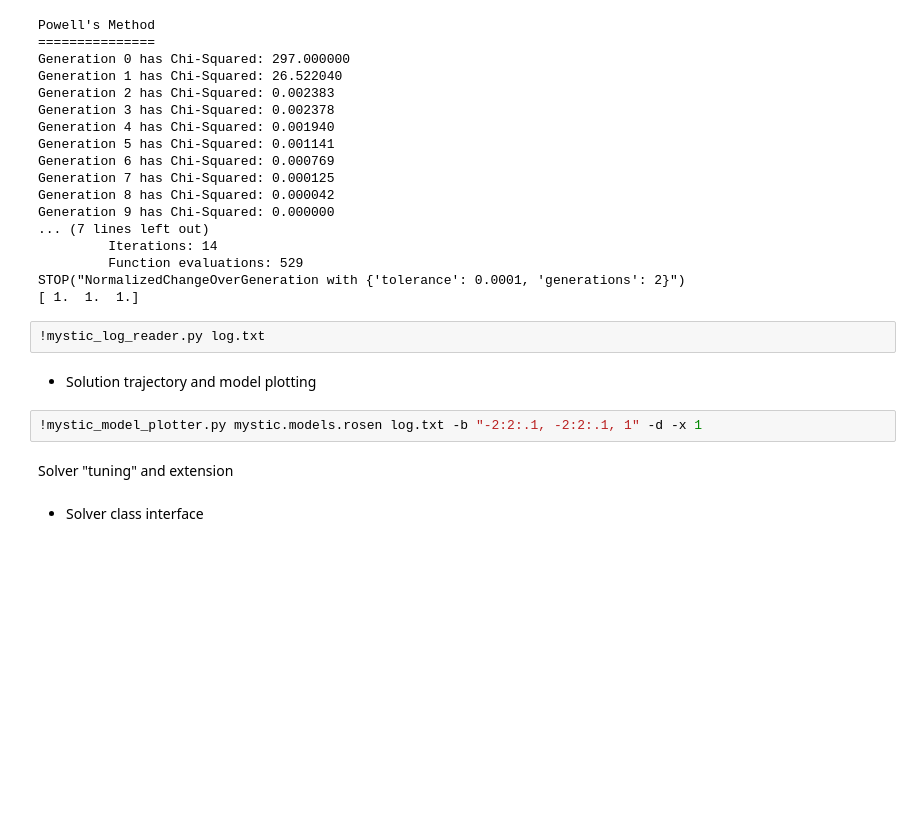
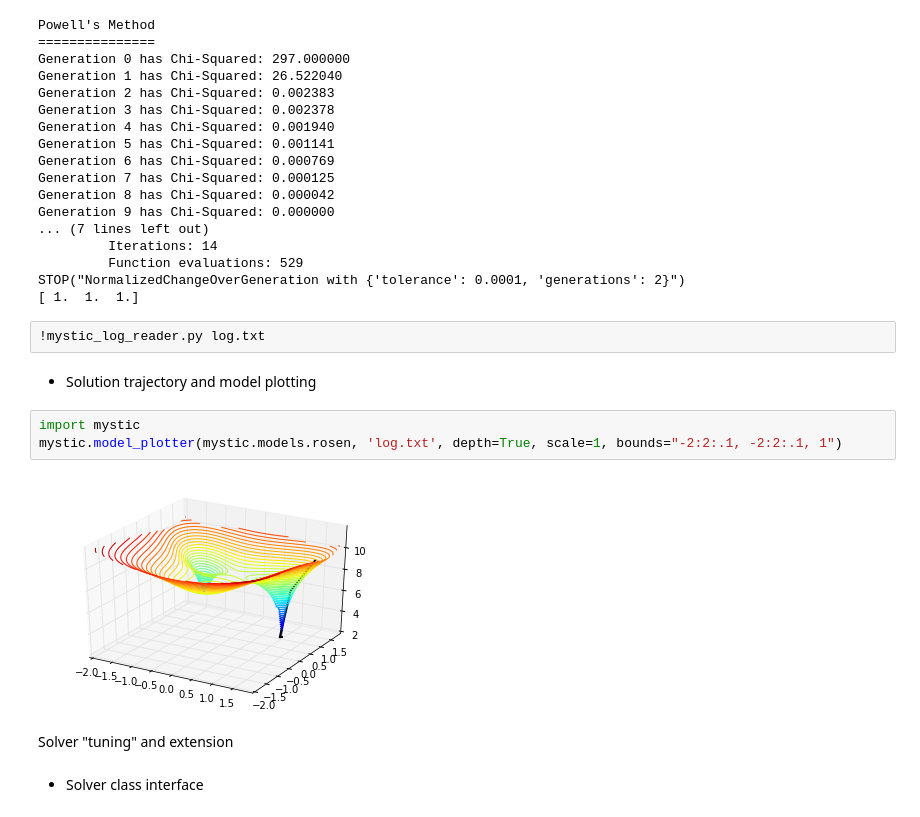
Before and after one commit to mmckerns/tutmom, a Jupyter notebook: mystic.ipynb, the cells around one changed output. Saved outputs shown, nothing was run; the diff lists cells and outputs as text; blank space fills up the shorter version.

```diff
--- a/mystic.ipynb
+++ b/mystic.ipynb
@@ -238,7 +238,10 @@ STOP("NormalizedChangeOverGeneration with {'tolerance': 0.0001, 'generations': 2
 # %% [markdown]
 * Solution trajectory and model plotting
 # %%
-!mystic_model_plotter.py mystic.models.rosen log.txt -b "-2:2:.1, -2:2:.1, 1" -d -x 1
+import mystic
+mystic.model_plotter(mystic.models.rosen, 'log.txt', depth=True, scale=1, bounds="-2:2:.1, -2:2:.1, 1")
+# %% [output]
+[figure, added]
 # %% [markdown]
 Solver "tuning" and extension
 # %% [markdown]
```
Also changed, not shown: 2 other files.
